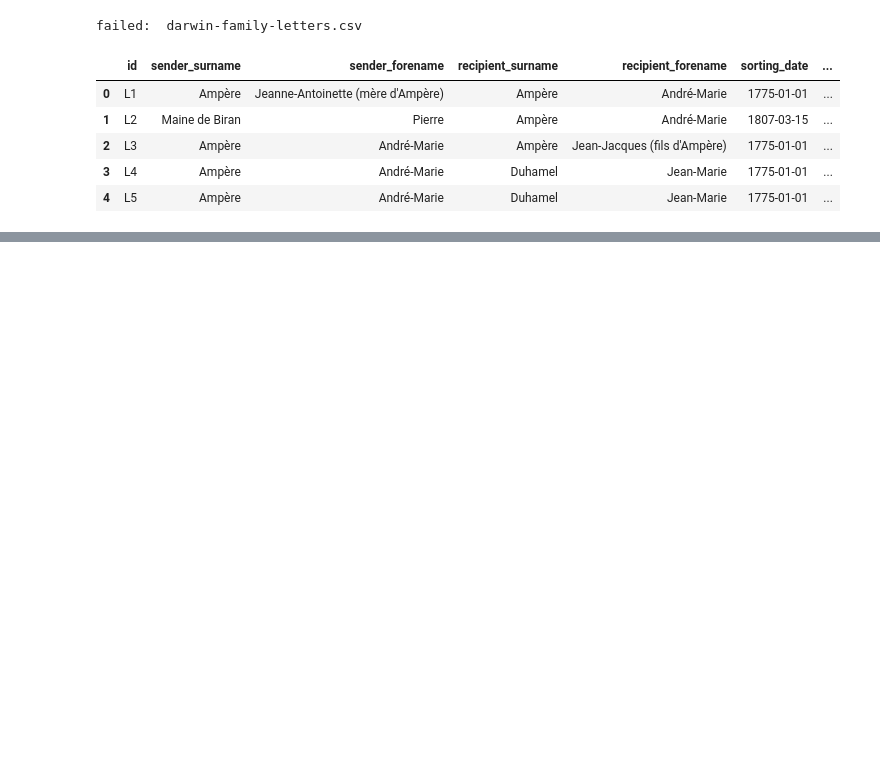
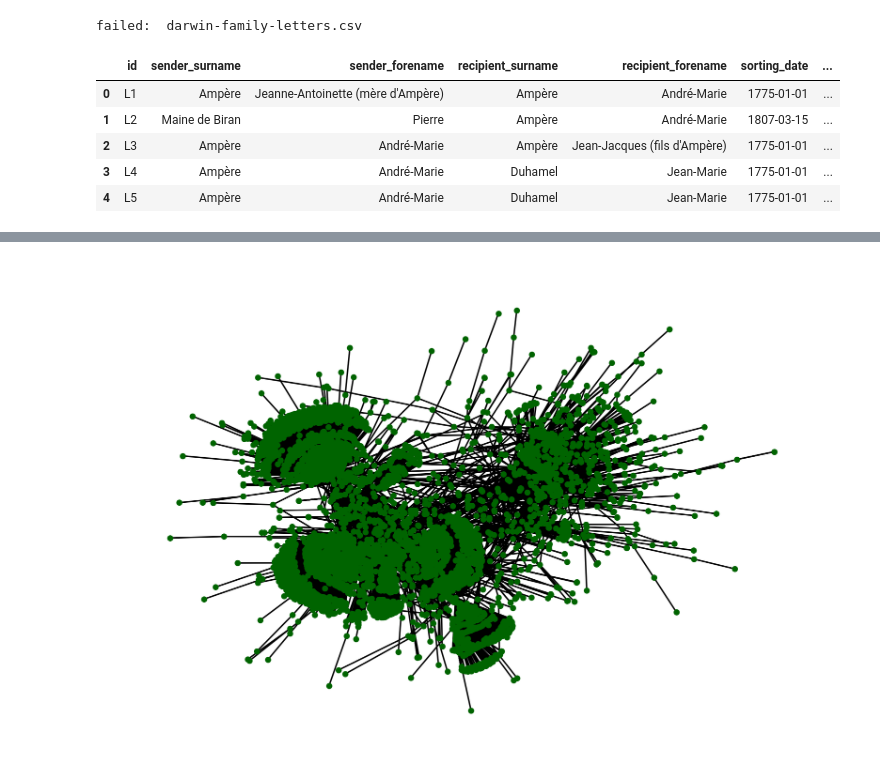
Before and after one commit to CCS-ZCU/pribehy-dat, a Jupyter notebook: scripts/5_sitova-analyza.ipynb, the cells around one changed output, grey strips where cells are left out. Saved outputs shown, nothing was run; the diff lists cells and outputs as text; code cells hidden in the pictures; blank space fills up the shorter version.

```diff
--- a/scripts/5_sitova-analyza.ipynb
+++ b/scripts/5_sitova-analyza.ipynb
@@ -459,0 +495,2 @@ Name: count, Length: 4078, dtype: int64
+# %%
+G = nx.from_pandas_edgelist(epsilon_edges, 'node1', 'node2', 'weight')
@@ -459,0 +523,3 @@ Name: count, Length: 4078, dtype: int64
+# %%
+components_sorted = sorted(list(nx.connected_components(G)), key=len, reverse=True)
+[len(comp) for comp in components_sorted][:10]
@@ -459,0 +534,2 @@ Name: count, Length: 4078, dtype: int64
+# %%
+G = G.subgraph(list(components_sorted[0]))#.copy()
@@ -459,0 +540,3 @@ Name: count, Length: 4078, dtype: int64
+# %%
+%%time
+pos = nx.spring_layout(G)
@@ -459,0 +546,5 @@ Name: count, Length: 4078, dtype: int64
+# %%
+fig, ax = plt.subplots(figsize=(9,6), dpi=300)
+nx.draw(G, node_size=10, node_color="darkgreen", pos=pos, ax=ax)
+# %% [output]
+[figure, added]
```
Also changed, not shown: parts of 37 cells of this notebook.
